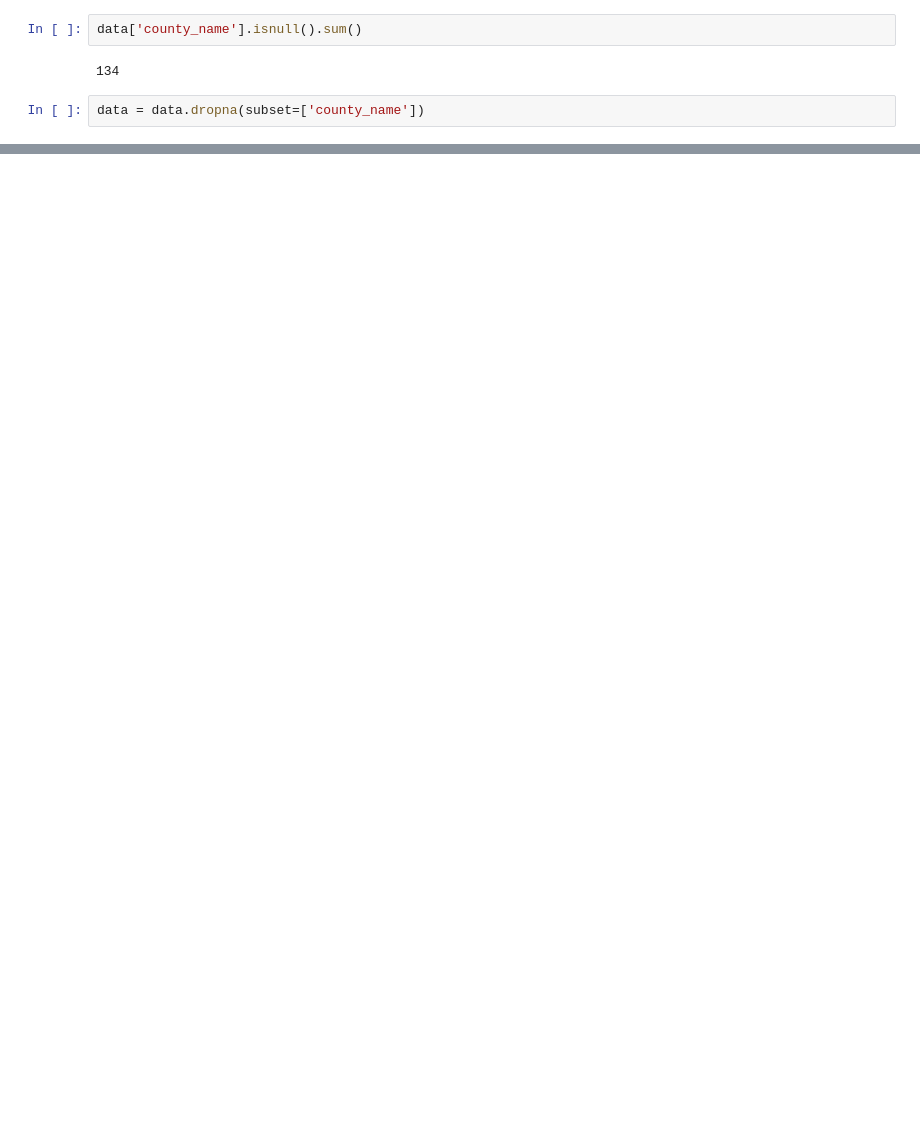
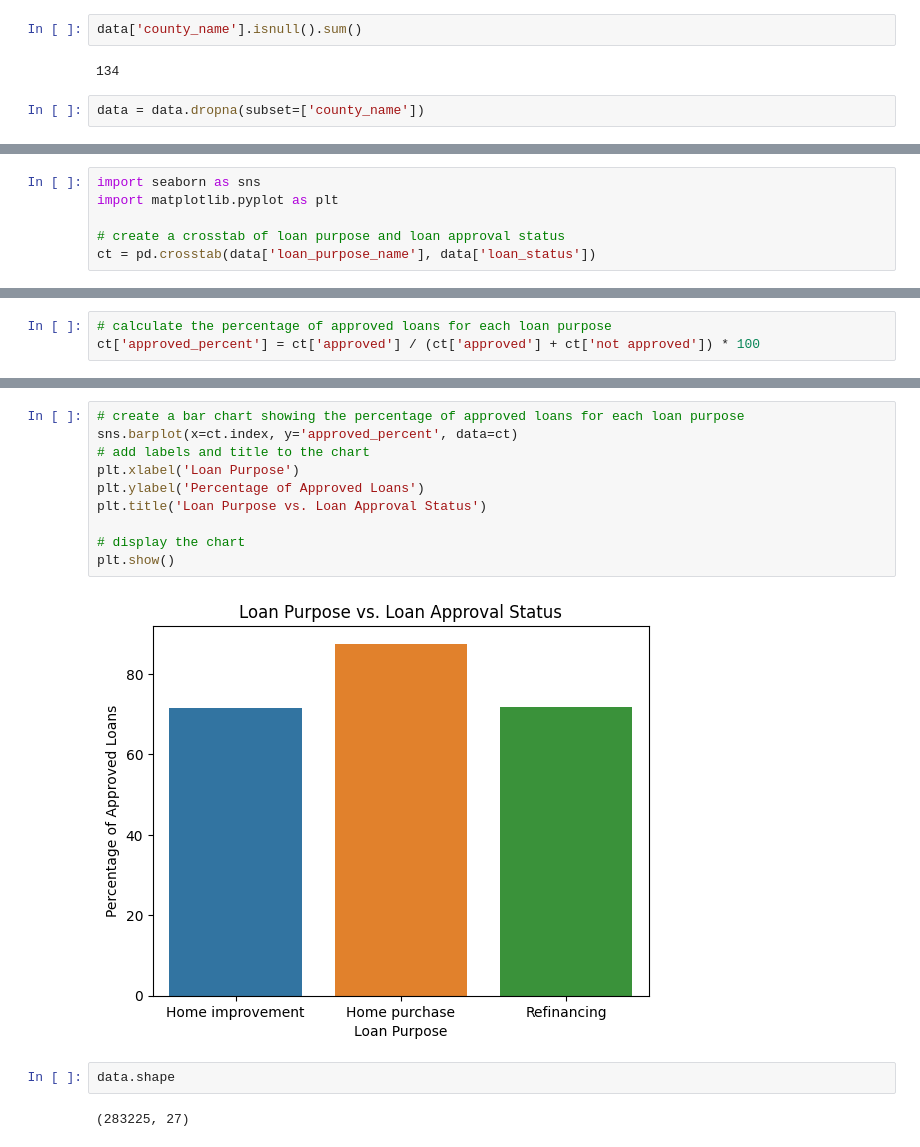
Before and after one commit to roski10/Project_Mortgages, a Jupyter notebook: notebook/Rohans_Project_Mortgages.ipynb, the cells around one changed output, grey strips where cells are left out. Cells and saved outputs as stored; diff of their text form; blank space fills up the shorter version.

```diff
--- a/notebook/Rohans_Project_Mortgages.ipynb
+++ b/notebook/Rohans_Project_Mortgages.ipynb
@@ -413,0 +497,6 @@ dtype: float64
+# %%
+import seaborn as sns
+import matplotlib.pyplot as plt
+
+# create a crosstab of loan purpose and loan approval status
+ct = pd.crosstab(data['loan_purpose_name'], data['loan_status'])
@@ -413,0 +511,3 @@ dtype: float64
+# %%
+# calculate the percentage of approved loans for each loan purpose
+ct['approved_percent'] = ct['approved'] / (ct['approved'] + ct['not approved']) * 100
@@ -413,0 +522,16 @@ dtype: float64
+# %%
+# create a bar chart showing the percentage of approved loans for each loan purpose
+sns.barplot(x=ct.index, y='approved_percent', data=ct)
+# add labels and title to the chart
+plt.xlabel('Loan Purpose')
+plt.ylabel('Percentage of Approved Loans')
+plt.title('Loan Purpose vs. Loan Approval Status')
+
+# display the chart
+plt.show()
+# %% [output]
+[figure, added]
+# %%
+data.shape
+# %% [output]
+(283225, 27)
```
Also changed, not shown: parts of 45 cells of this notebook.
